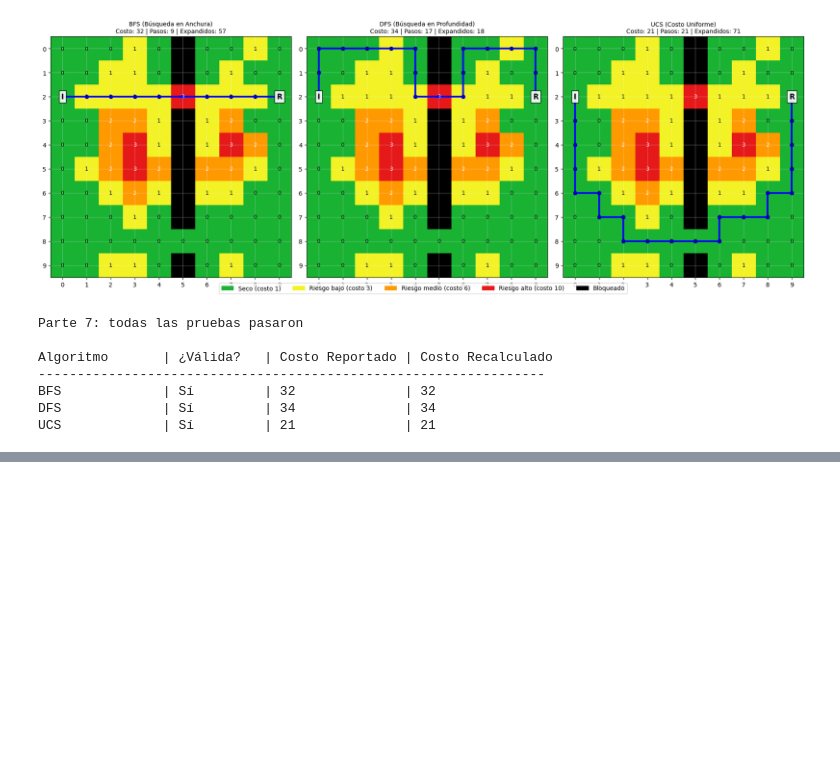
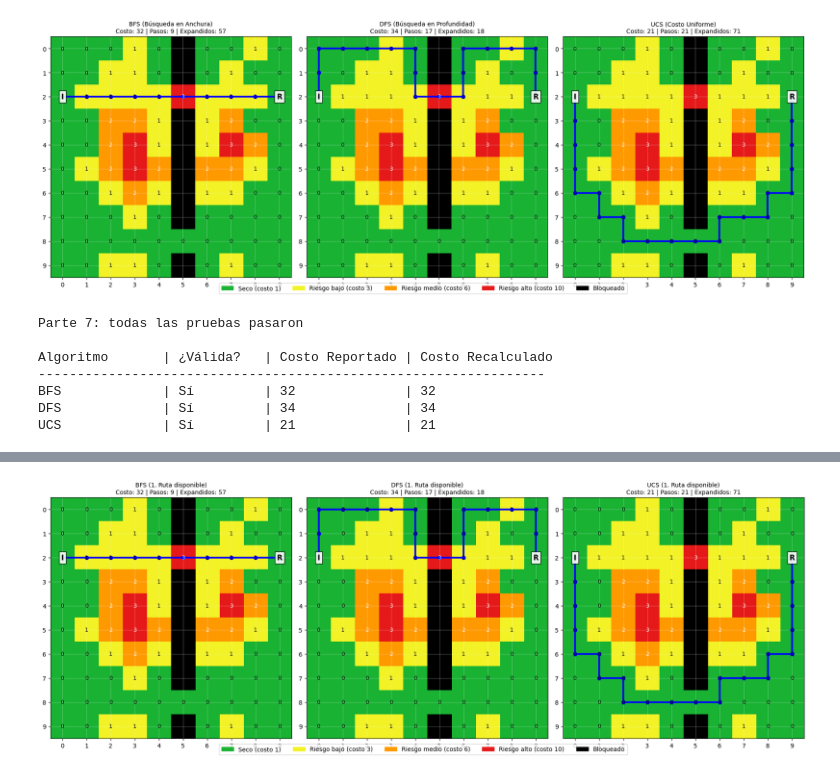
Before and after one commit to razorbladesky/ruta-inundacion-ia, a Jupyter notebook: simulacion_inundacion.ipynb, the cells around one changed output, grey strips where cells are left out. Cells and saved outputs as stored; diff of their text form; code cells hidden in the pictures; blank space fills up the shorter version.

Commit message:
Parte 8 (PRUEBAS) - Victor Julián

```diff
--- a/simulacion_inundacion.ipynb
+++ b/simulacion_inundacion.ipynb
@@ -1021,3 +1021,101 @@ Algoritmo       | ¿Válida?   | Costo Reportado | Costo Recalculado
 BFS             | Sí         | 32              | 32
 DFS             | Sí         | 34              | 34
 UCS             | Sí         | 21              | 21
+# %%
+import pandas as pd
+
+# =========================================================================
+# 1. LISTA GLOBAL DE TABLAS
+# =========================================================================
+TABLAS = []
+
+# =========================================================================
+# 2. FUNCIÓN DE EJECUCIÓN DE ESCENARIOS
+# =========================================================================
+def ejecutar_escenario(nombre, mapa, inicio, refugio, mostrar=True):
+    """
+    Ejecuta BFS, DFS y UCS sobre el mapa provisto, valida las rutas generadas
+    y resume las métricas en un DataFrame de Pandas.
+    """
+    # Ejecución de los algoritmos
+    res_bfs = bfs(mapa, inicio, refugio)
+    res_dfs = dfs(mapa, inicio, refugio)
+    res_ucs = ucs(mapa, inicio, refugio)
+
+    algoritmos = {
+        "BFS": res_bfs,
+        "DFS": res_dfs,
+        "UCS": res_ucs
+    }
+
+    filas = []
+    resultados = {}
+
+    for nombre_alg, (ruta, costo, nodos) in algoritmos.items():
+        # Almacenamos el resultado en el formato solicitado
+        resultados[nombre_alg] = (ruta, costo, nodos)
+
+        # Validación independiente
+        if ruta is not None:
+            es_valida, errores, costo_recalc = validar_ruta(mapa, ruta, inicio, refugio, costo)
+            if not es_valida:
+                raise AssertionError(
+                    f"Error de validación en Escenario: '{nombre}', Algoritmo: '{nombre_alg}'. "
+                    f"Errores detectados: {errores}"
+                )
+            hay_ruta_str = "Sí"
+            valida_str = "Sí"
+            pasos = len(ruta) - 1
+        else:
+            hay_ruta_str = "No"
+            valida_str = "N/A"
+            costo = None
+            pasos = None
+
+        # Construcción de la fila de datos para el DataFrame
+        filas.append({
+            "Escenario": nombre,
+            "Algoritmo": nombre_alg,
+            "¿Hay ruta?": hay_ruta_str,
+            "¿Válida?": valida_str,
+            "Costo": costo,
+            "Pasos": pasos,
+            "Nodos expandidos": nodos
+        })
+
+    # Crear el DataFrame con el orden de columnas solicitado
+    df = pd.DataFrame(filas, columns=[
+        "Escenario", "Algoritmo", "¿Hay ruta?", "¿Válida?", "Costo", "Pasos", "Nodos expandidos"
+    ])
+
+    # Agregar a la lista global
+    TABLAS.append(df)
+
+    # Mostrar visualizaciones si se solicita
+    if mostrar:
+        print(f"\n--- DATOS DEL ESCENARIO: {nombre} ---")
+        display(df)
+        comparar_visual(mapa, inicio, refugio, {
+            f"{nombre_alg} ({nombre})": datos for nombre_alg, datos in resultados.items()
+        })
+
+    return df, resultados
+
+# =========================================================================
+# 3. PRUEBA 1 – Ruta disponible
+# =========================================================================
+print("Ejecutando Prueba 1...")
+mapa1 = crear_mapa_principal()
+df1, res1 = ejecutar_escenario("1. Ruta disponible", mapa1, INICIO, REFUGIO)
+
+# Desestructuración de resultados
+ruta_bfs1, costo_bfs1, _ = res1["BFS"]
+ruta_dfs1, costo_dfs1, _ = res1["DFS"]
+ruta_ucs1, costo_ucs1, _ = res1["UCS"]
+
+# Aserciones para la Prueba 1
+assert ruta_bfs1 is not None and ruta_dfs1 is not None and ruta_ucs1 is not None, "Las tres rutas deben existir."
+assert costo_bfs1 == 32, f"Costo BFS esperado: 32, obtenido: {costo_bfs1}"
+assert costo_dfs1 == 34, f"Costo DFS esperado: 34, obtenido: {costo_dfs1}"
+assert costo_ucs1 == 21, f
+# %% [output]
@@ -1023,0 +1129 @@ UCS             | Sí         | 21              | 21
+[figure, added]
```
Also changed, not shown: parts of 2 cells of this notebook.
